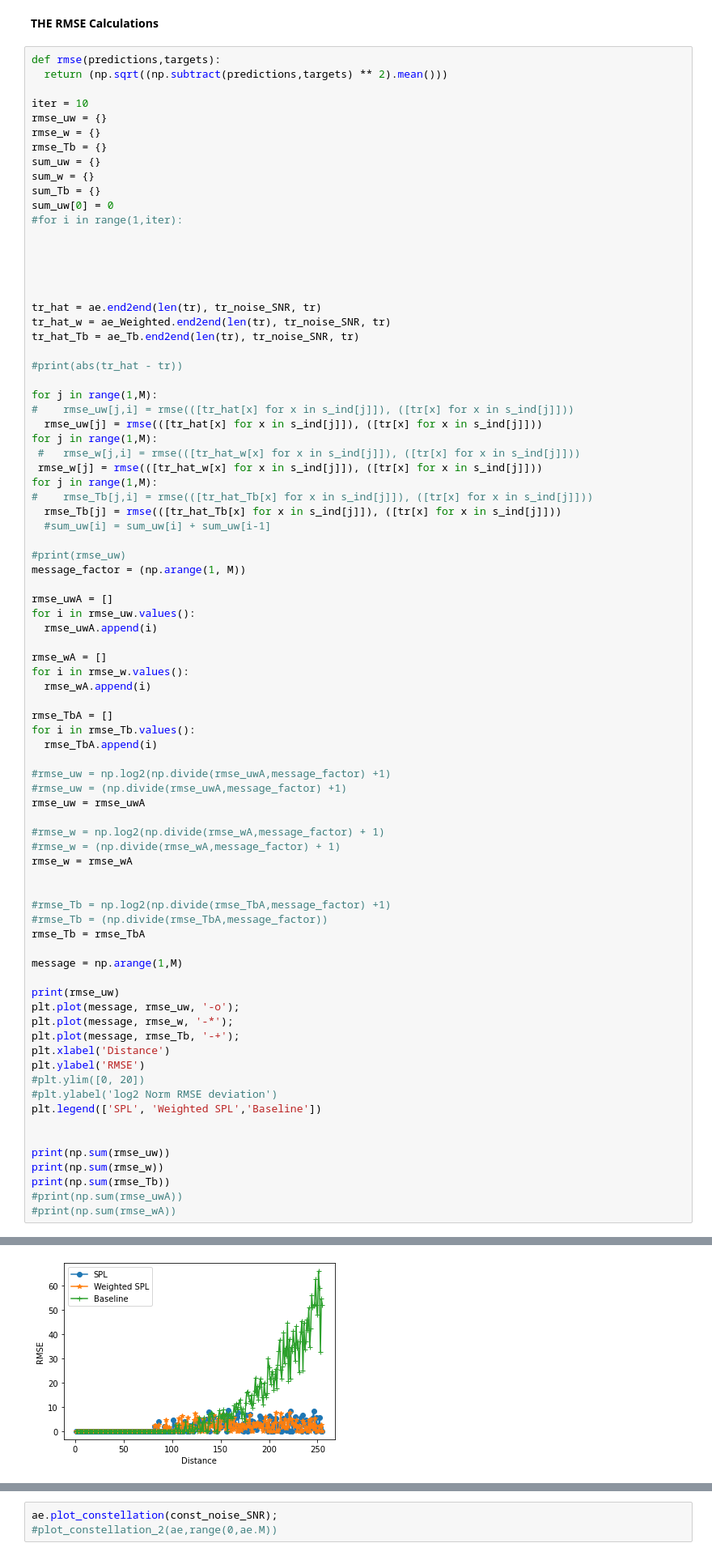
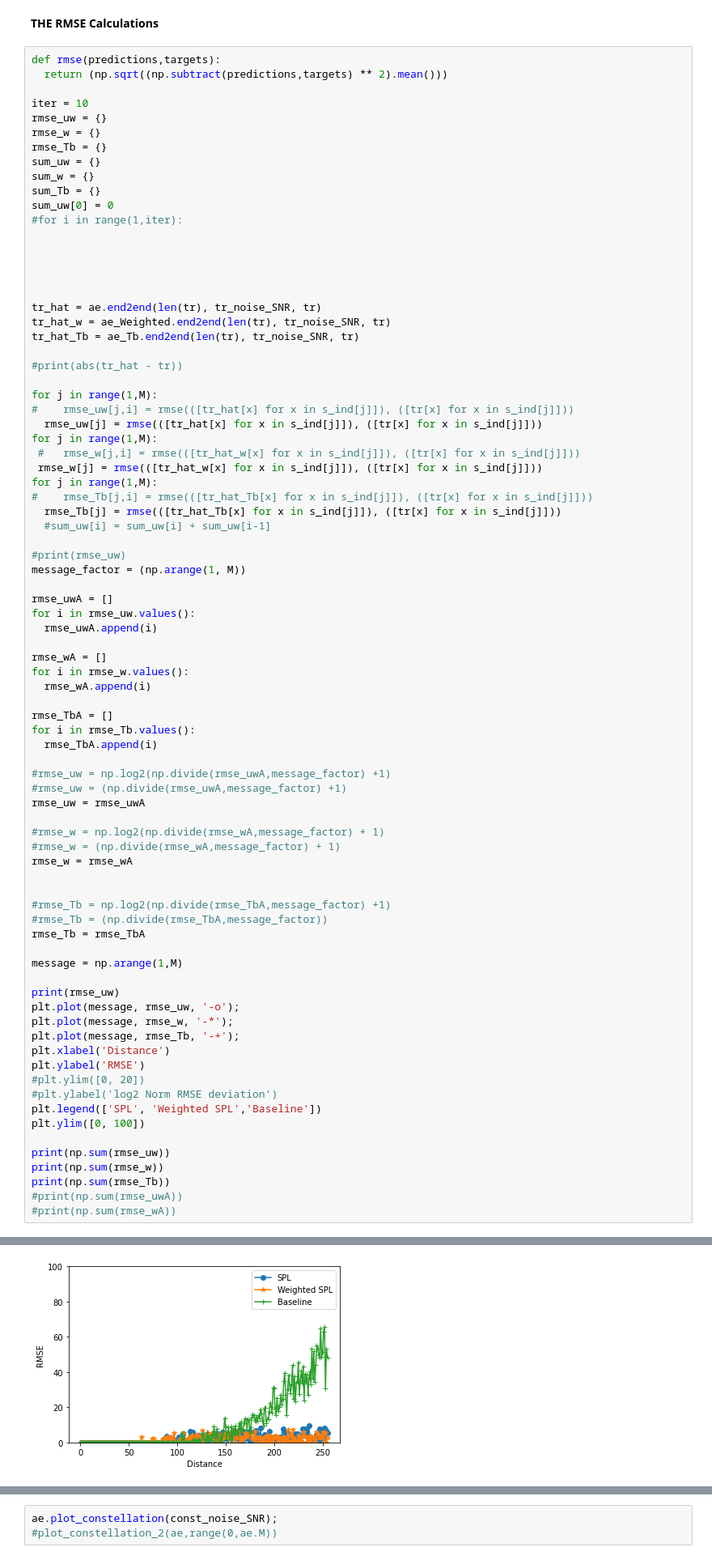
Before and after one commit to neelabhro/Deep-Learning-based-Wireless-Communications, a Jupyter notebook: n8_SPL_uw_SPL_w_TB.ipynb, the cells around one changed output, grey strips where cells are left out. Shown at 81% size. Cells and saved outputs as stored; diff of their text form.

```diff
--- a/n8_SPL_uw_SPL_w_TB.ipynb
+++ b/n8_SPL_uw_SPL_w_TB.ipynb
@@ -1313,7 +1313,7 @@ plt.ylabel('RMSE')
 #plt.ylim([0, 20])
 #plt.ylabel('log2 Norm RMSE deviation')
 plt.legend(['SPL', 'Weighted SPL','Baseline'])
-
+plt.ylim([0, 100])
 
 print(np.sum(rmse_uw))
 print(np.sum(rmse_w))
@@ -1328,4 +1328,4 @@ print(np.sum(rmse_Tb))
-[figure, old version]
+[figure, new version]
 # %%
 #print([x for x in s_ind[0]])
 
```
Also changed, not shown: parts of 1 cell of this notebook, 1 other file.
